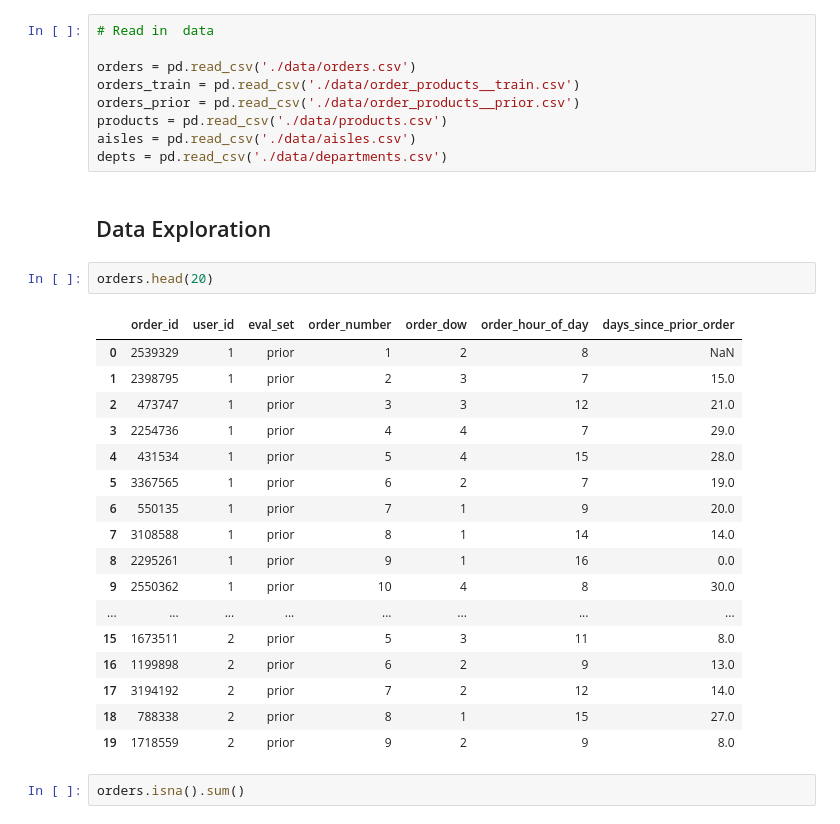
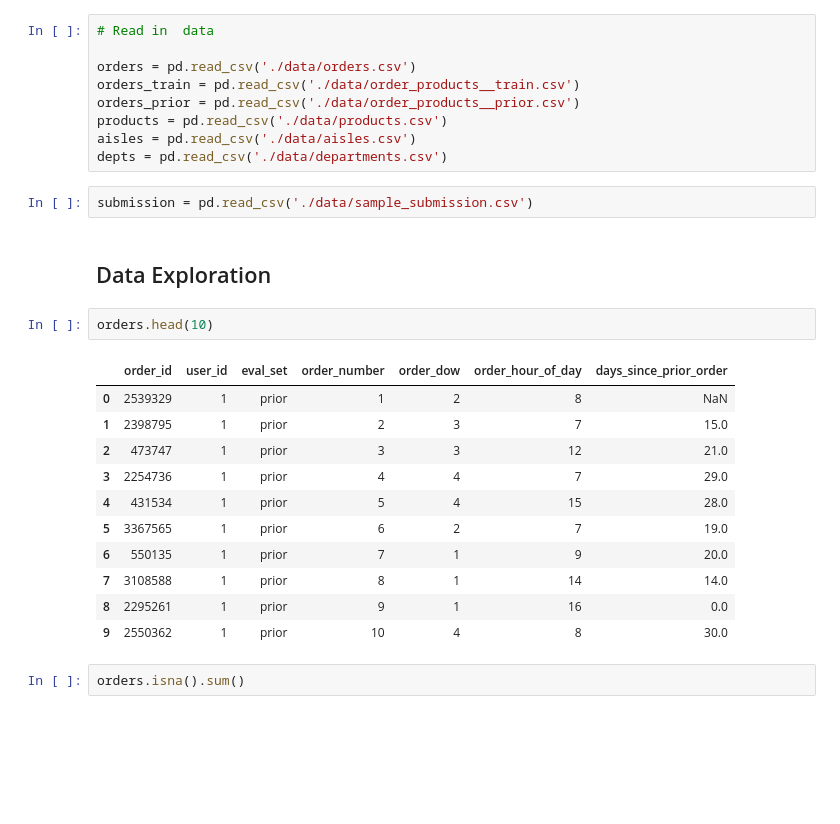
Before and after one commit to brandmend/Instacart_Basket_Prediction_Analysis, a Jupyter notebook: Instacart_Basket_Analysis_EDA.ipynb, the cells around one changed output. Saved outputs shown, nothing was run; the diff lists cells and outputs as text; blank space fills up the shorter version.

```diff
--- a/Instacart_Basket_Analysis_EDA.ipynb
+++ b/Instacart_Basket_Analysis_EDA.ipynb
@@ -27,28 +39,24 @@ orders_prior = pd.read_csv('./data/order_products__prior.csv')
 products = pd.read_csv('./data/products.csv')
 aisles = pd.read_csv('./data/aisles.csv')
 depts = pd.read_csv('./data/departments.csv')
+# %%
+submission = pd.read_csv('./data/sample_submission.csv')
 # %% [markdown]
 ## Data Exploration
 # %%
-orders.head(20)
+orders.head(10)
 # %% [output]
 |  | order_id | user_id | eval_set | order_number | order_dow | order_hour_of_day | days_since_prior_order |
 | 0 | 2539329 | 1 | prior | 1 | 2 | 8 | NaN |
 | 1 | 2398795 | 1 | prior | 2 | 3 | 7 | 15.0 |
 | 2 | 473747 | 1 | prior | 3 | 3 | 12 | 21.0 |
 | 3 | 2254736 | 1 | prior | 4 | 4 | 7 | 29.0 |
 | 4 | 431534 | 1 | prior | 5 | 4 | 15 | 28.0 |
 | 5 | 3367565 | 1 | prior | 6 | 2 | 7 | 19.0 |
 | 6 | 550135 | 1 | prior | 7 | 1 | 9 | 20.0 |
 | 7 | 3108588 | 1 | prior | 8 | 1 | 14 | 14.0 |
 | 8 | 2295261 | 1 | prior | 9 | 1 | 16 | 0.0 |
 | 9 | 2550362 | 1 | prior | 10 | 4 | 8 | 30.0 |
-| ... | ... | ... | ... | ... | ... | ... | ... |
-| 15 | 1673511 | 2 | prior | 5 | 3 | 11 | 8.0 |
-| 16 | 1199898 | 2 | prior | 6 | 2 | 9 | 13.0 |
-| 17 | 3194192 | 2 | prior | 7 | 2 | 12 | 14.0 |
-| 18 | 788338 | 2 | prior | 8 | 1 | 15 | 27.0 |
-| 19 | 1718559 | 2 | prior | 9 | 2 | 9 | 8.0 |
 # %%
 orders.isna().sum()
 # %% [output]
```
Also changed, not shown: parts of 35 cells of this notebook.
